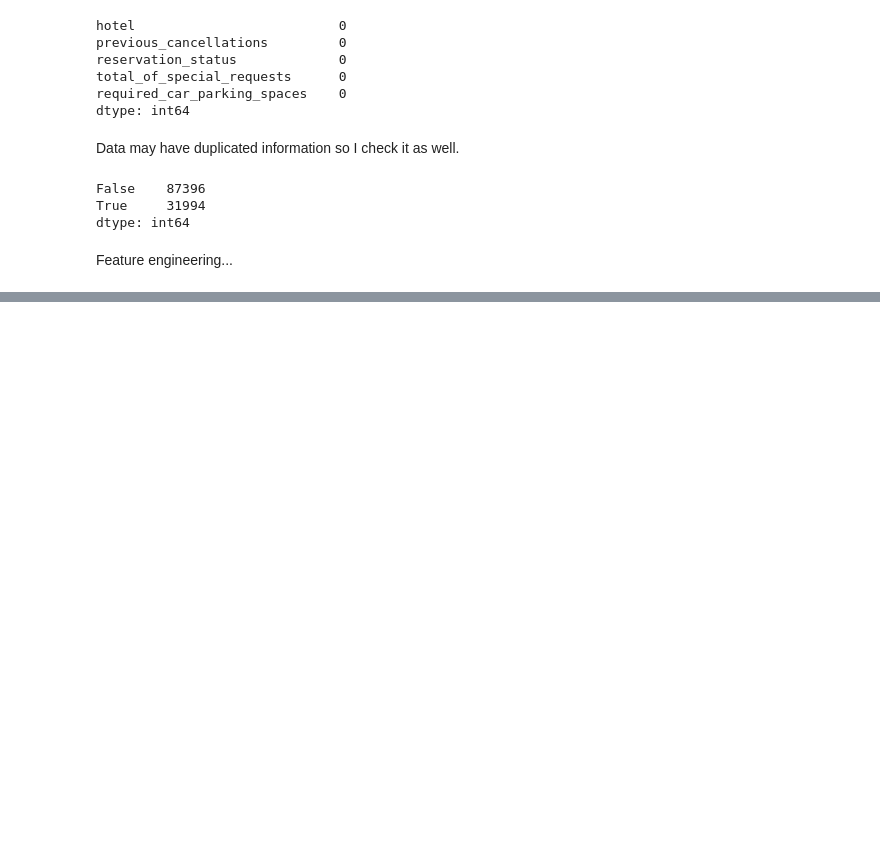
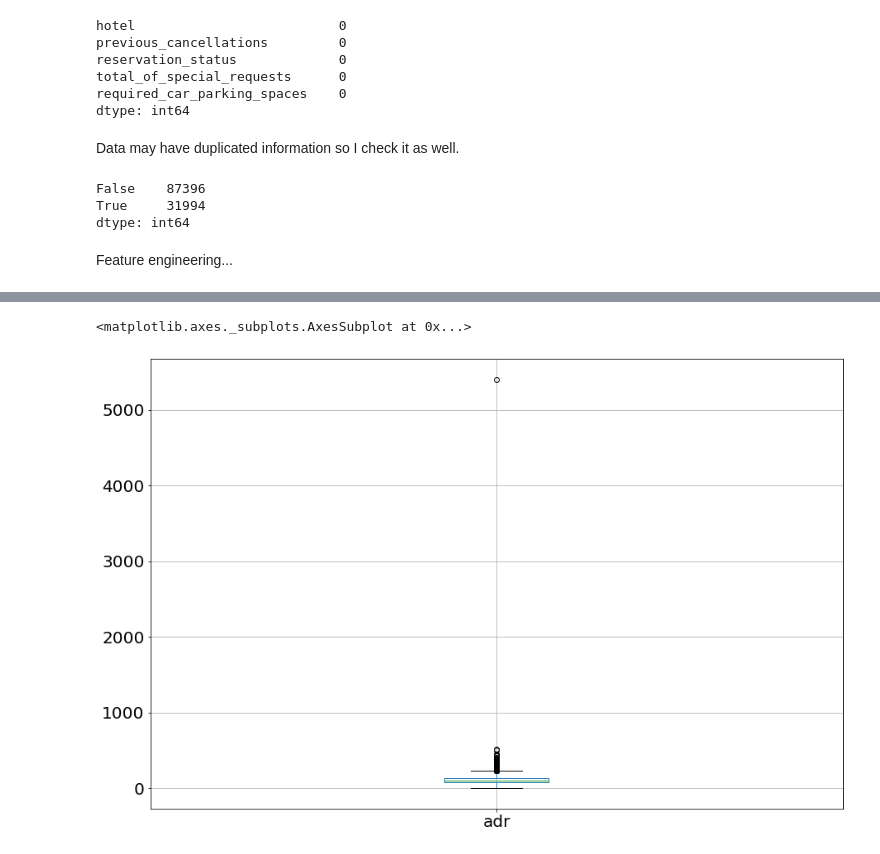
Before and after one commit to DharmeshRV/Hotel-Booking-Analysis, a Jupyter notebook: Hotel_Booking_Analysis_Capstone_Project.ipynb, the cells around one changed output, grey strips where cells are left out. Cells and saved outputs as stored; diff of their text form; code cells hidden in the pictures; blank space fills up the shorter version.

```diff
--- a/Hotel_Booking_Analysis_Capstone_Project.ipynb
+++ b/Hotel_Booking_Analysis_Capstone_Project.ipynb
@@ -313,0 +328,13 @@ hotel_df["arrival_date"]=pd.to_datetime(hotel_df["arrival_date"])
+# %%
+# The min. for adults, children babies and total_guests is zero so we drop the rows if adults value is zero.
+hotel_df=hotel_df[hotel_df["adults"]!=0]
+
+# We'll also drop the rows with negative 'adr'.
+hotel_df=hotel_df[hotel_df["adr"]>0]
+# %%
+#checking outliers in adr column
+plt.figure(figsize=(15,10))
+hotel_df.boxplot(column="adr",fontsize=20, grid=True)
+# %% [output]
+<matplotlib.axes._subplots.AxesSubplot at 0x...>
+[figure, added]
```
Also changed, not shown: parts of 12 cells of this notebook.
